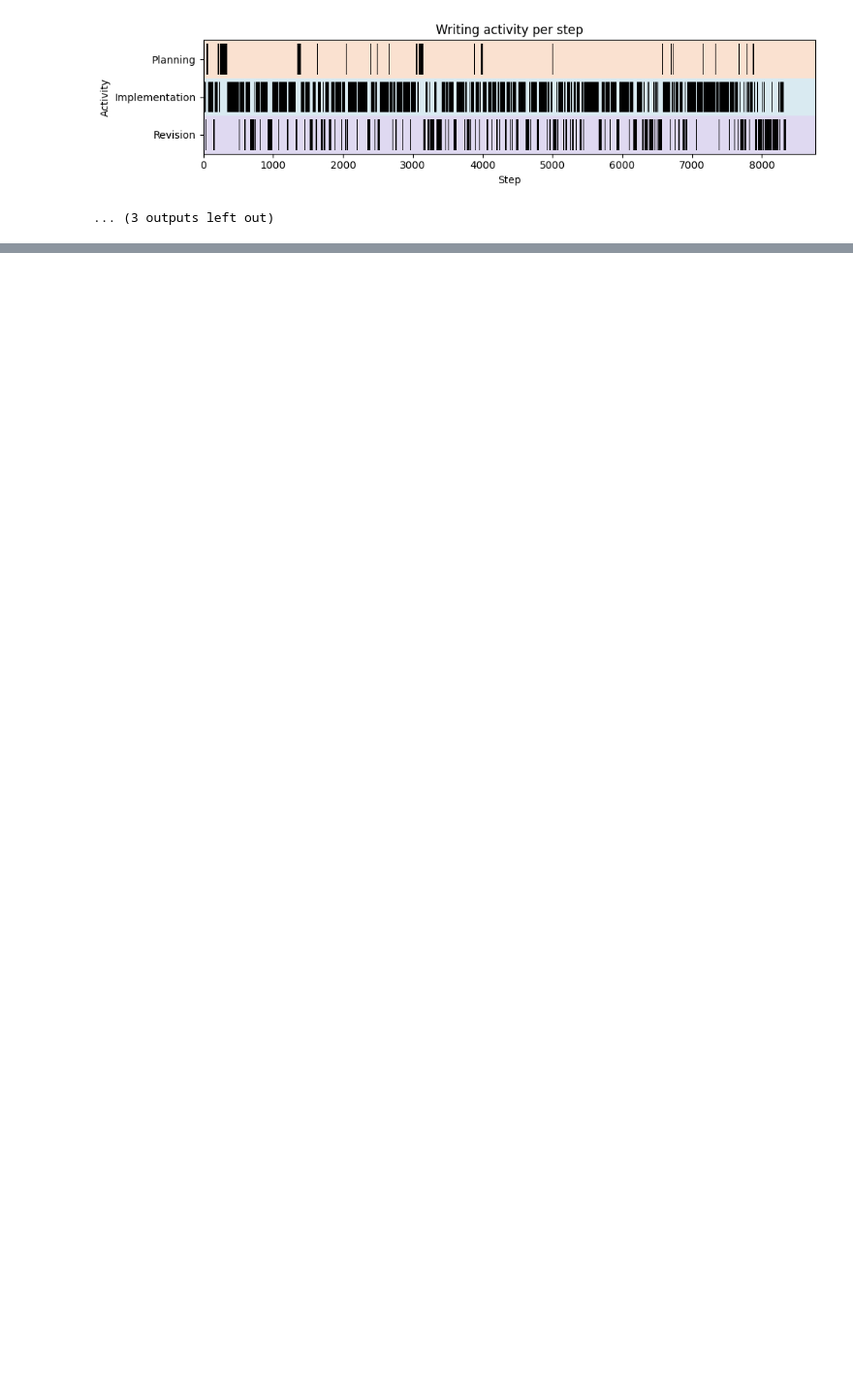
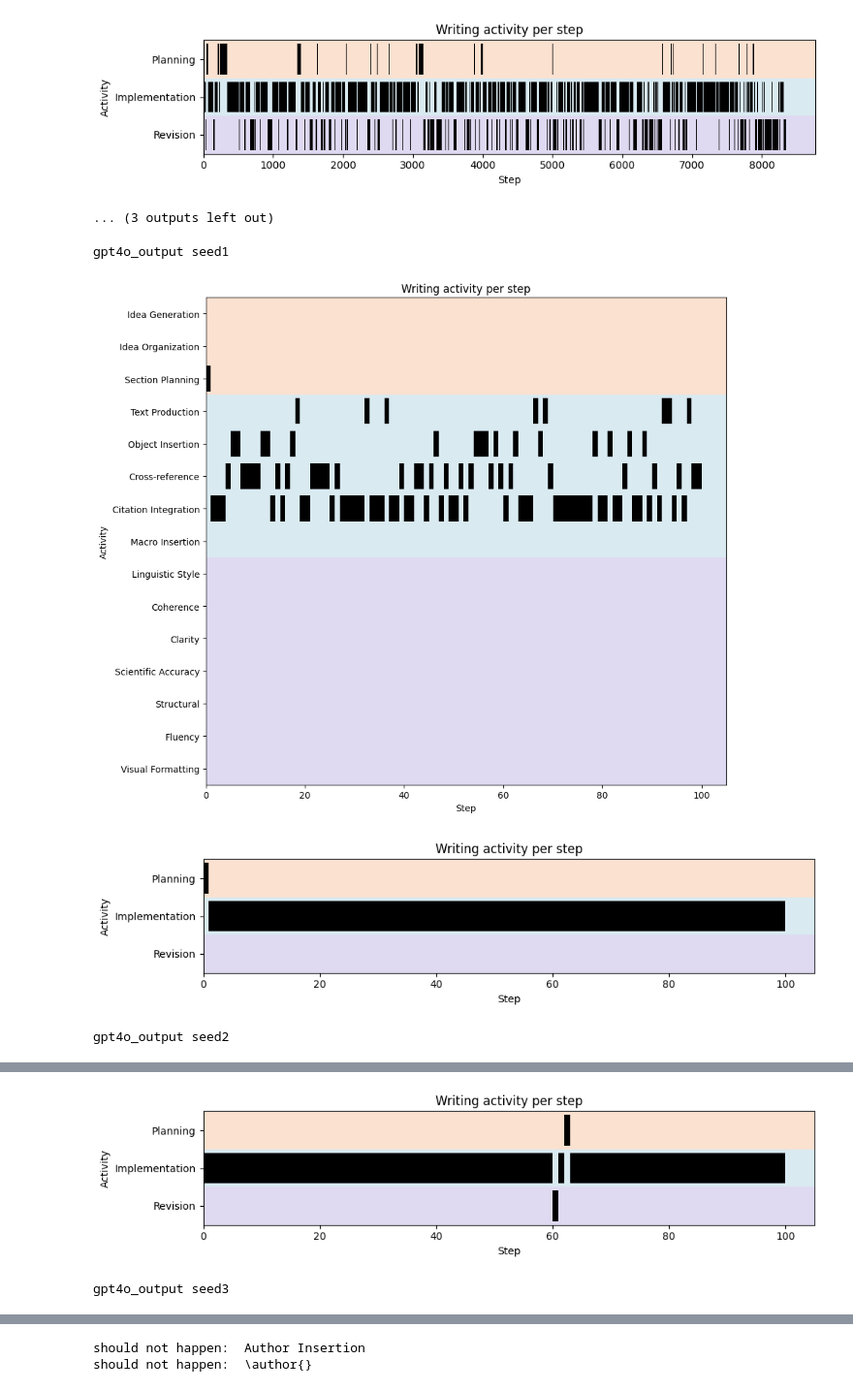
Before and after one commit to minnesotanlp/scholawrite, a Jupyter notebook: analysis/analysis.ipynb, the cells around one changed output, grey strips where cells are left out. Shown at 97% size. Drawn from its saved outputs; the diff is of its cells as text; code cells hidden in the pictures; blank space fills up the shorter version.

Commit message:
Create llm writing activities graph

```diff
--- a/analysis/analysis.ipynb
+++ b/analysis/analysis.ipynb
@@ -463,3 +463,24 @@ Project  3
 [figure]
 [figure]
 ... (3 outputs left out)
+# %%
+folders = ["gpt4o_output", "llama3_meta_output", "llama8_meta_output", "llama8_SW_output"]
+seeds = ["seed1", "seed2", "seed3", "seed4"]
+filenames = [f"iter_intention_{i}.txt" for i in range(100)]
+
+for folder in folders:
+    for seed in seeds:
+        print(folder, seed)
+        intentions = []
+        for filename in filenames:
+            intention_file = open(f"../outputs/{folder}/{seed}/intention/{filename}")
+            intention = intention_file.read()
+            intentions.append(intention)
+
+        writing_activities_detailed(intentions)
+        writing_activities_broad(intentions)
+# %% [output]
+gpt4o_output seed1
+[figure, added]
+[figure, added]
+gpt4o_output seed2
@@ -465,0 +488,2 @@ Project  3
+[figure, added]
+gpt4o_output seed3
@@ -465,0 +491,2 @@ Project  3
+should not happen:  Author Insertion
+should not happen:  \author{}
```
Also changed, not shown: parts of 1 cell of this notebook.
